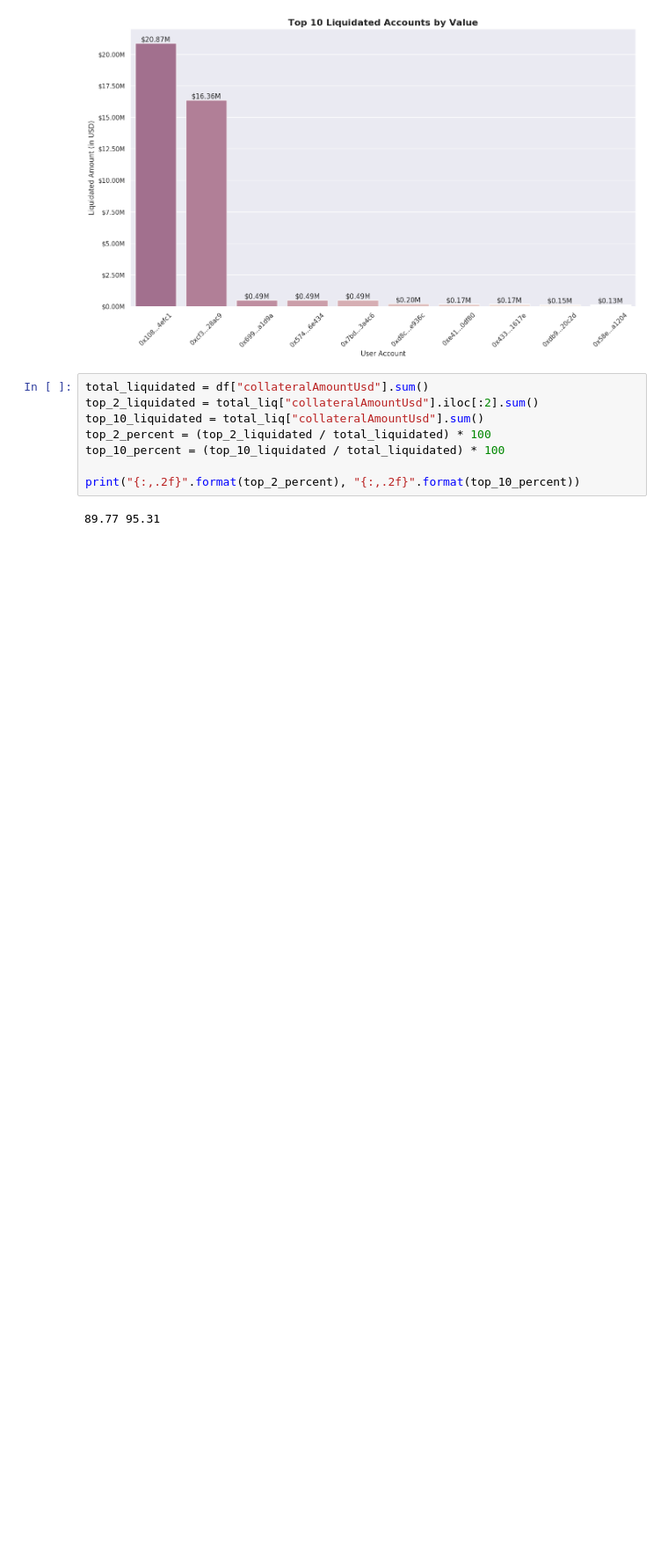
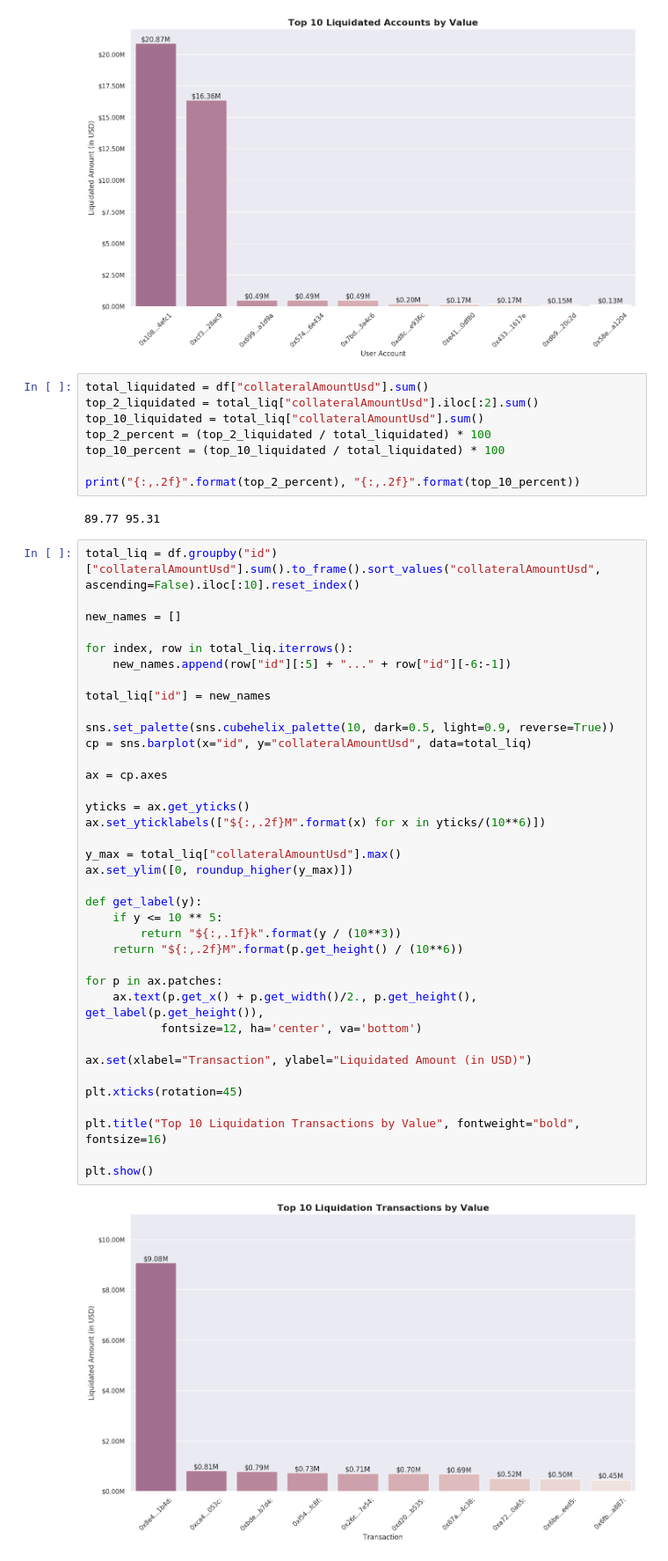
Before and after one commit to mubaris/aave_liquidations, a Jupyter notebook: Aave Liquidations.ipynb, the cells around one changed output. Shown at 88% size. Saved outputs shown, nothing was run; the diff lists cells and outputs as text; blank space fills up the shorter version.

```diff
--- a/Aave Liquidations.ipynb
+++ b/Aave Liquidations.ipynb
@@ -686,3 +686,42 @@ top_10_percent = (top_10_liquidated / total_liquidated) * 100
 print("{:,.2f}".format(top_2_percent), "{:,.2f}".format(top_10_percent))
 # %% [output]
 89.77 95.31
+# %%
+total_liq = df.groupby("id")["collateralAmountUsd"].sum().to_frame().sort_values("collateralAmountUsd", ascending=False).iloc[:10].reset_index()
+
+new_names = []
+
+for index, row in total_liq.iterrows():
+    new_names.append(row["id"][:5] + "..." + row["id"][-6:-1])
+
+total_liq["id"] = new_names
+
+sns.set_palette(sns.cubehelix_palette(10, dark=0.5, light=0.9, reverse=True))
+cp = sns.barplot(x="id", y="collateralAmountUsd", data=total_liq)
+
+ax = cp.axes
+
+yticks = ax.get_yticks()
+ax.set_yticklabels(["${:,.2f}M".format(x) for x in yticks/(10**6)])
+
+y_max = total_liq["collateralAmountUsd"].max()
+ax.set_ylim([0, roundup_higher(y_max)])
+
+def get_label(y):
+    if y <= 10 ** 5:
+        return "${:,.1f}k".format(y / (10**3))
+    return "${:,.2f}M".format(p.get_height() / (10**6))
+
+for p in ax.patches:
+    ax.text(p.get_x() + p.get_width()/2., p.get_height(), get_label(p.get_height()),
+           fontsize=12, ha='center', va='bottom')
+
+ax.set(xlabel="Transaction", ylabel="Liquidated Amount (in USD)")
+
+plt.xticks(rotation=45)
+
+plt.title("Top 10 Liquidation Transactions by Value", fontweight="bold", fontsize=16)
+
+plt.show()
+# %% [output]
+[figure, added]
```
Also changed, not shown: parts of 1 cell of this notebook.
